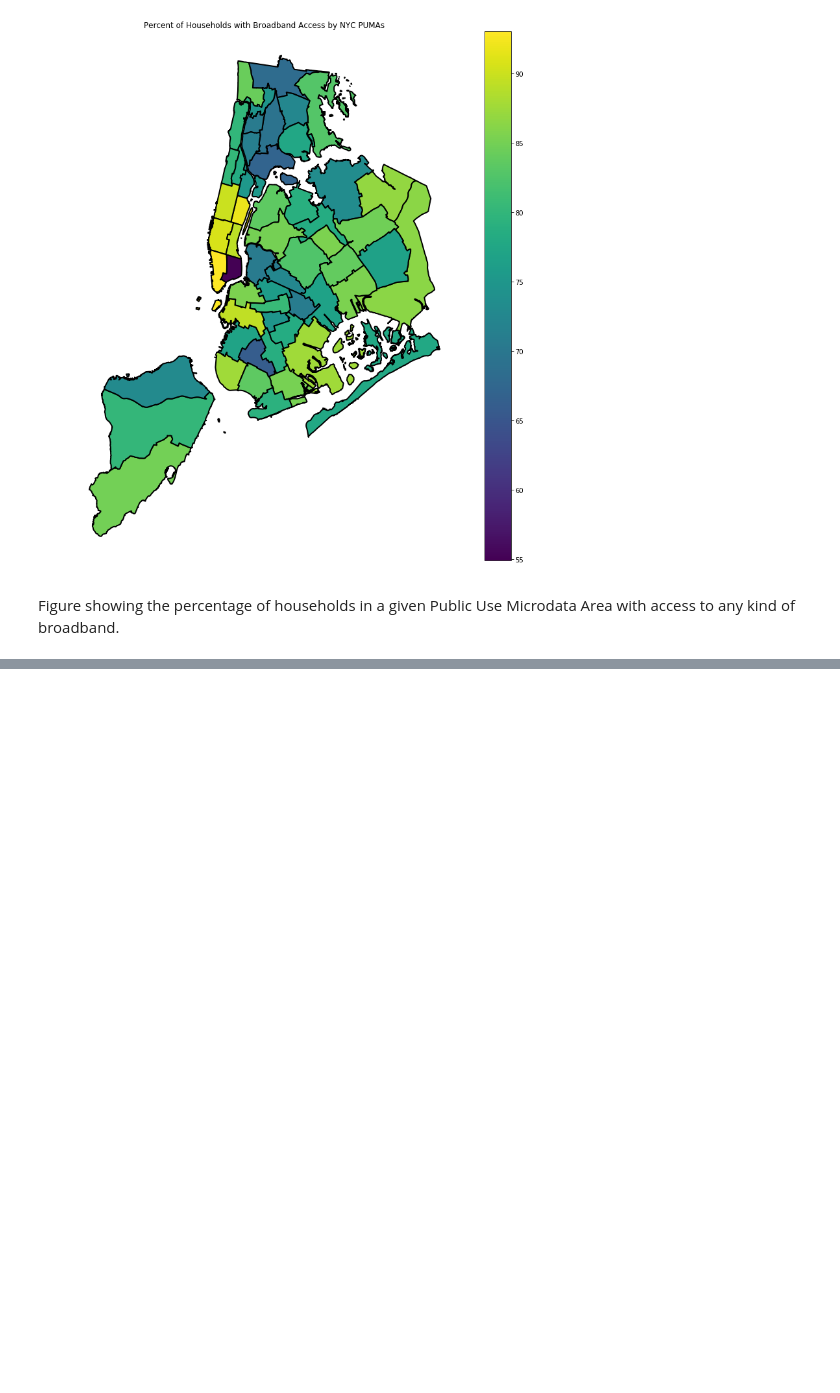
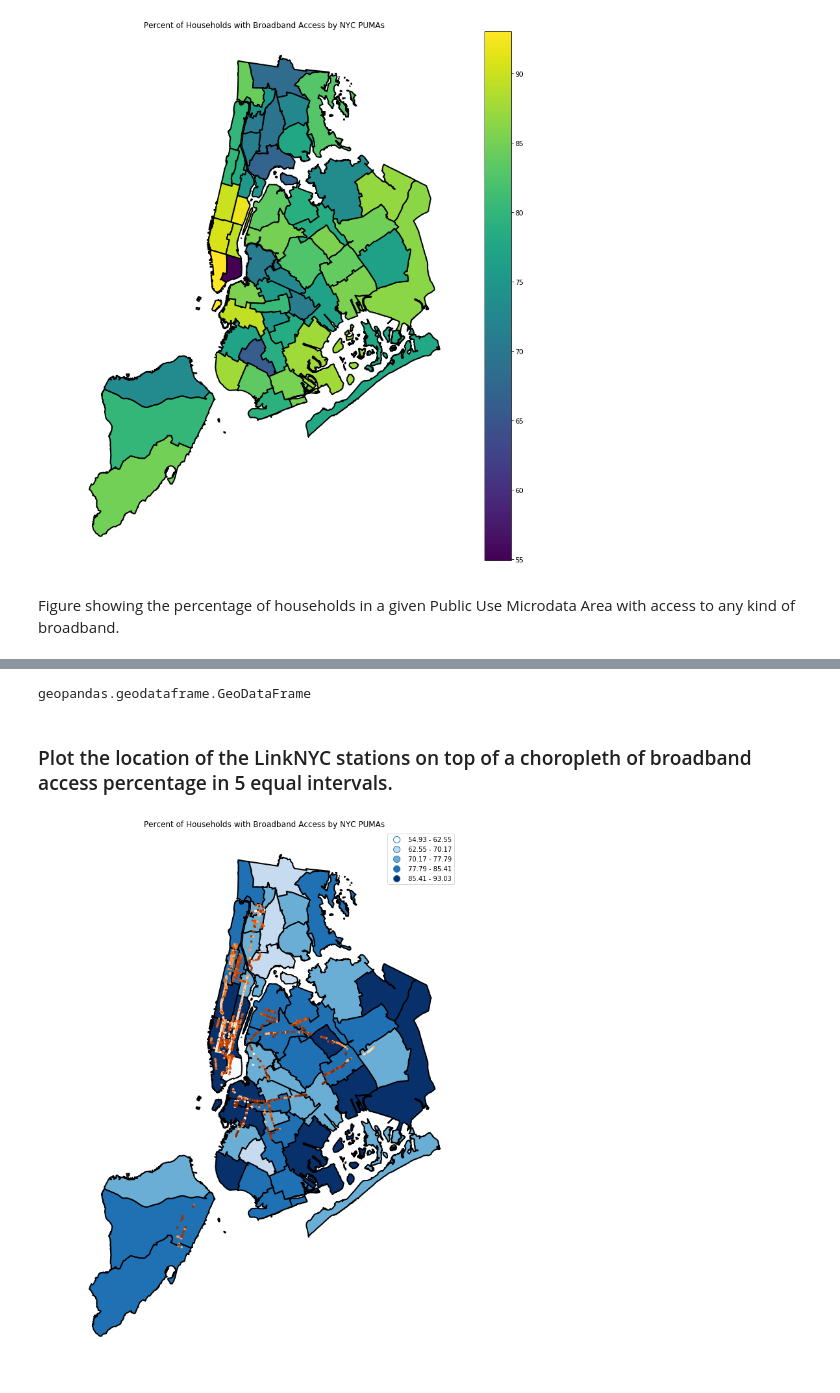
Before and after one commit to tharma3/PUI2018_mrn291, a Jupyter notebook: HW7_mrn291/Assignment_1.ipynb, the cells around one changed output, grey strips where cells are left out. Cells and saved outputs as stored; diff of their text form; code cells hidden in the pictures; blank space fills up the shorter version.

```diff
--- a/HW7_mrn291/Assignment_1.ipynb
+++ b/HW7_mrn291/Assignment_1.ipynb
@@ -350,0 +355,3 @@ Figure showing the percentage of households in a given Public Use Microdata Area
+# %%
+link_data = pd.read_csv("https://raw.githubusercontent.com/fedhere/PUI2018_fb55/master/HW7_fb55/linkNYClocations.csv", index_col=0)
+link_data.head()
@@ -350,0 +365,7 @@ Figure showing the percentage of households in a given Public Use Microdata Area
+# %%
+# combine lat and lon from linkNYC to one column
+link_data['latlong'] = list(zip(link_data['longitude'], link_data['latitude']))
+
+# Create Point Geometry based on lonlat column
+link_data['geometry'] = link_data[['latlong']].applymap(lambda x: shapely.geometry.Point(x))
+link_data.head()
@@ -350,0 +379,23 @@ Figure showing the percentage of households in a given Public Use Microdata Area
+# %%
+#turn it into a geopandas dataframe
+link_data = gpd.GeoDataFrame(link_data)
+type(link_data)
+# %% [output]
+geopandas.geodataframe.GeoDataFrame
+# %%
+link_data.crs = from_epsg(4326)
+# %% [markdown]
+### Plot the location of the LinkNYC stations on top of a choropleth of broadband access percentage in 5 equal intervals.
+# %%
+fig, ax = plt.subplots(figsize=(15,15))
+ax.set_aspect('equal')
+ax.axis('off')
+plt.title("Percent of Households with Broadband Access by NYC PUMAs")
+puma_broadband.to_crs(naec).plot(ax=ax, cmap='Blues', scheme = 'equal_interval', k=5, column='BB_Percent', edgecolor='black', lw=2, legend=True)
+#im = ax.imshow(puma_broadband['BB_Percent'], cmap='viridis')
+#cax = divider.append_axes('right', size='5%', pad=0.05)
+#cbar = fig.colorbar(im, ax=ax)
+link_data.to_crs(naec).plot(ax=ax, marker='o', c="date_link_", markersize=6, cmap="Oranges")
+plt.show()
+# %% [output]
+[figure, added]
```
Also changed, not shown: parts of 19 cells of this notebook.
